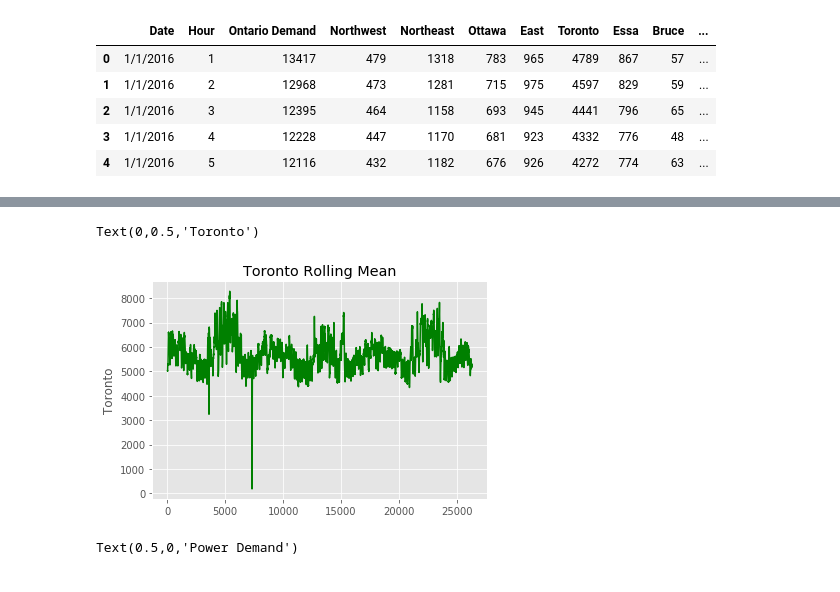
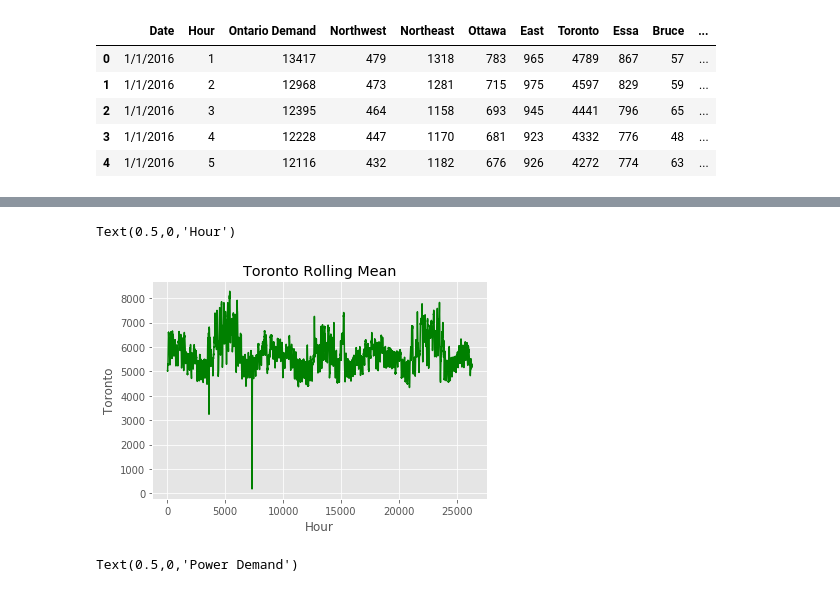
Before and after one commit to aidanlw17/energy-demand-forecasting, a Jupyter notebook: power_data_exploration.ipynb, the cells around one changed output, grey strips where cells are left out. Saved outputs shown, nothing was run; the diff lists cells and outputs as text; code cells hidden in the pictures.

```diff
--- a/power_data_exploration.ipynb
+++ b/power_data_exploration.ipynb
@@ -39,10 +45,11 @@ plt.ylabel("Toronto")
 # %%
 pd.Series.rolling(df1["Toronto"], window=25).mean().plot(style="-g")
 plt.title("Toronto Rolling Mean")
 plt.ylabel("Toronto")
+plt.xlabel("Hour")
 # %% [output]
-Text(0,0.5,'Toronto')
+Text(0.5,0,'Hour')
-[figure, old version]
+[figure, new version]
 # %%
 plt.figure()
 
```
Also changed, not shown: parts of 2 cells of this notebook, 2 other files.
